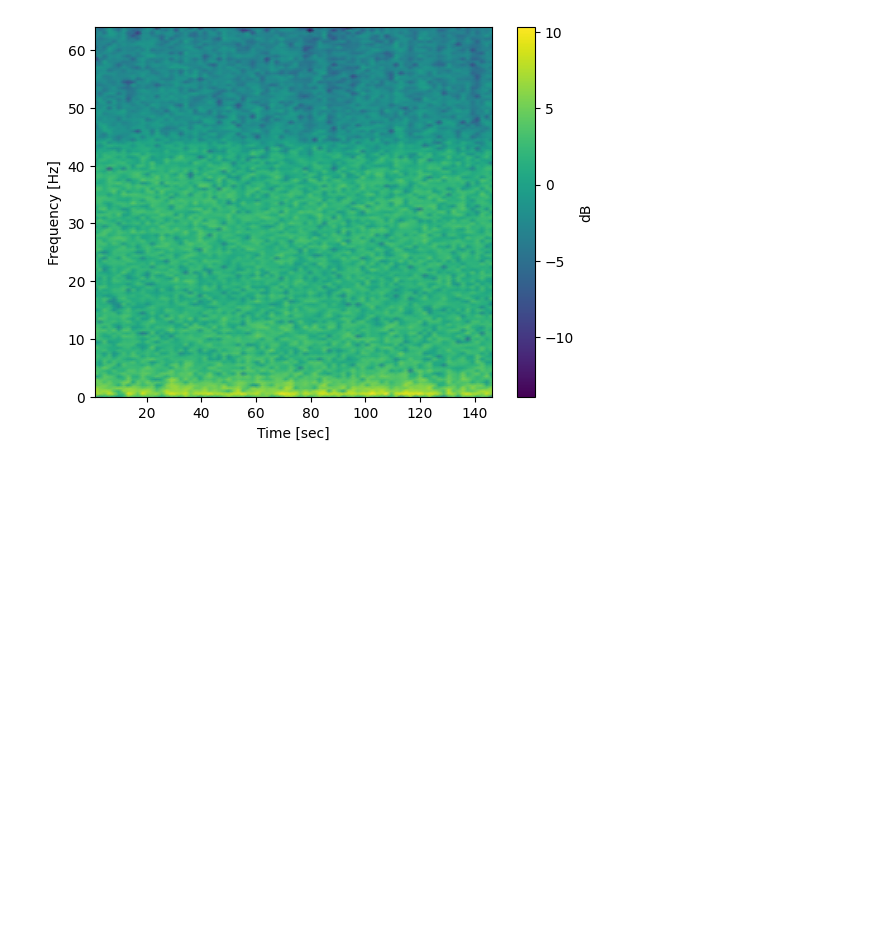
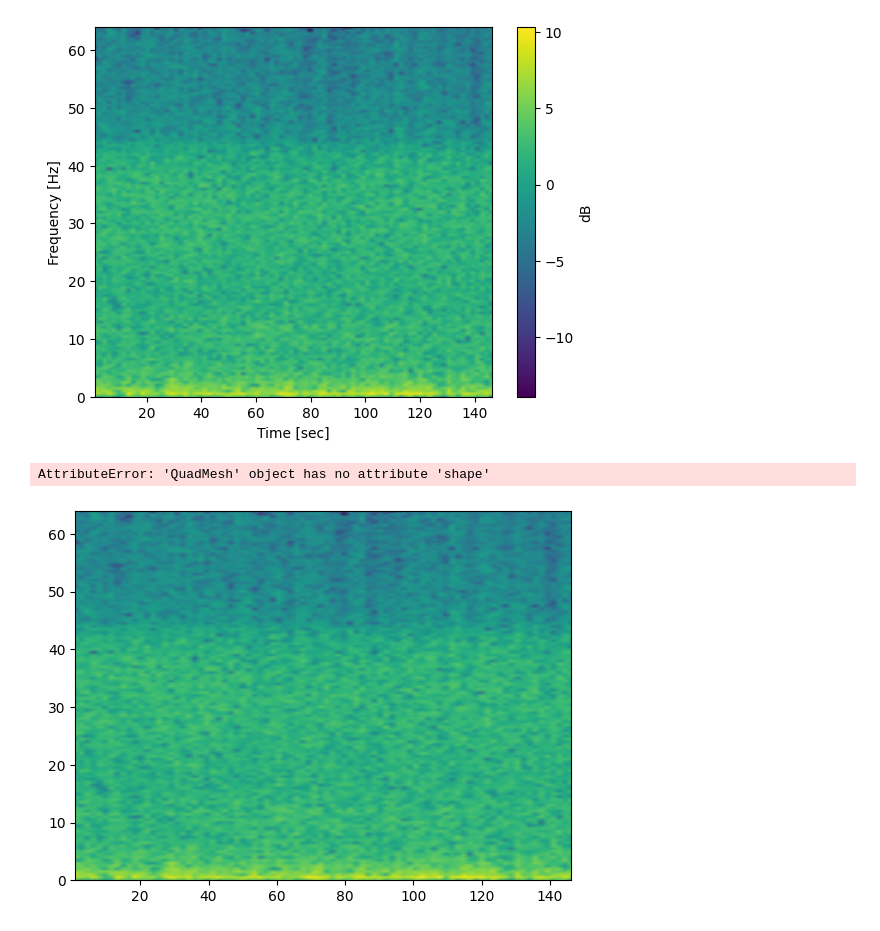
Before and after one commit to greenishcore/Hands-on-EEG, a Jupyter notebook: spectrogram.ipynb, the cells around one changed output. Cells and saved outputs as stored; diff of their text form; code cells hidden in the pictures; blank space fills up the shorter version.

Commit message:
cmod spectrogram_generate.ipynb.ipynb

```diff
--- a/spectrogram.ipynb
+++ b/spectrogram.ipynb
@@ -71,3 +71,9 @@ plt.colorbar(label='dB')
 plt.show()
 # %% [output]
 [figure]
+# %%
+spectrogram = plt.pcolormesh(t, freq, np.log(amplitude), shading='gouraud')
+spectrogram.shape
+# %% [output]
+AttributeError: 'QuadMesh' object has no attribute 'shape'
+[figure, added]
```
Also changed, not shown: 1 other file.
